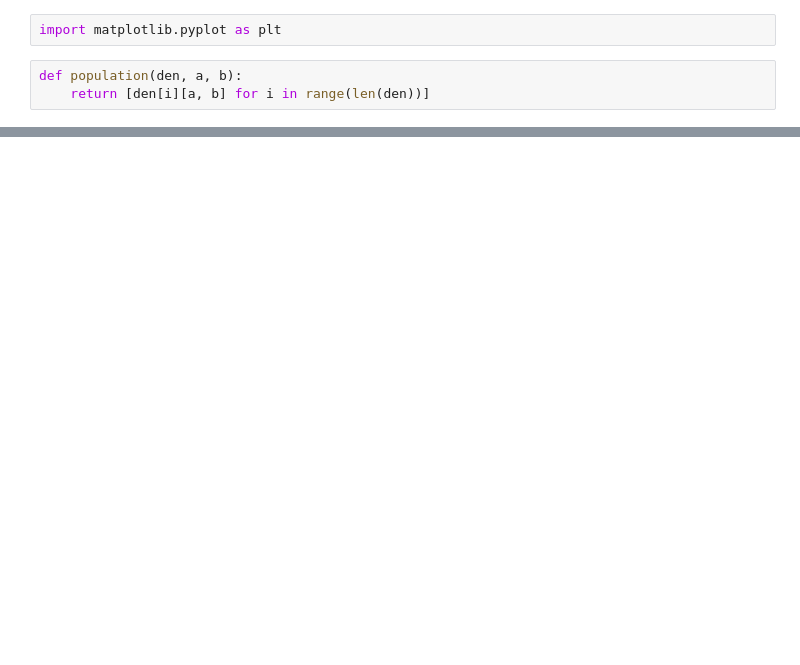
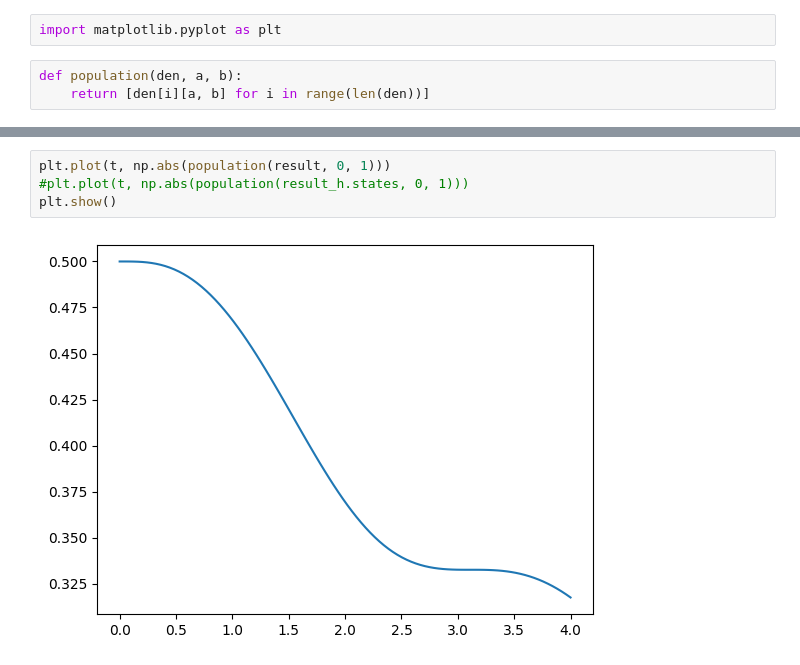
Before and after one commit to mcditoos/NonMarkovianMethods, a Jupyter notebook: cumulant/example numpy.ipynb, the cells around one changed output, grey strips where cells are left out. Saved outputs shown, nothing was run; the diff lists cells and outputs as text; blank space fills up the shorter version.

```diff
--- a/cumulant/example numpy.ipynb
+++ b/cumulant/example numpy.ipynb
@@ -41,0 +24,6 @@ Total run time:   5.70s
+# %%
+plt.plot(t, np.abs(population(result, 0, 1)))
+#plt.plot(t, np.abs(population(result_h.states, 0, 1)))
+plt.show()
+# %% [output]
+[figure, added]
```
Also changed, not shown: parts of 4 cells of this notebook, 3 other files.
